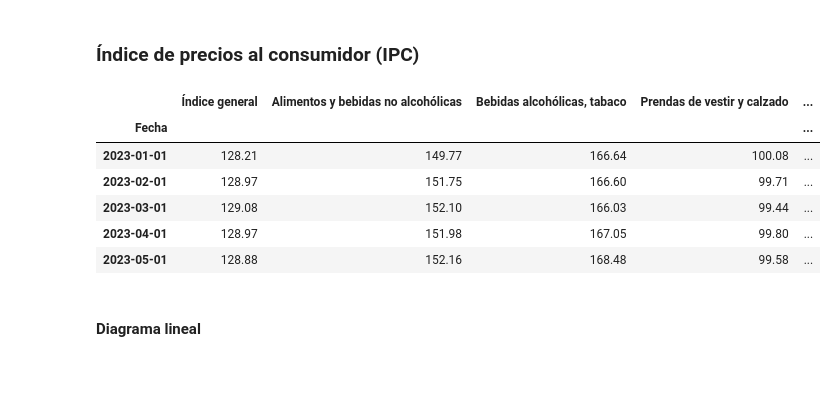
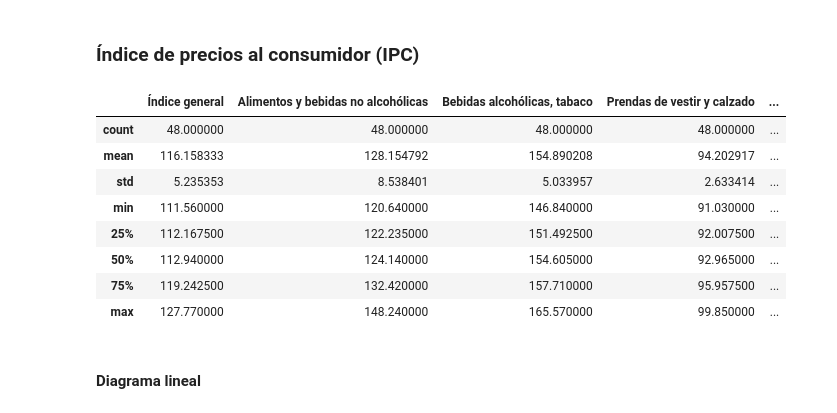
Before and after one commit to JosueRodriguezSams/CriptoSV---Samsung, a Jupyter notebook: Analisis_impacto_del_bitcoin.ipynb, the cells around one changed output. Cells and saved outputs as stored; diff of their text form; code cells hidden in the pictures; blank space fills up the shorter version.

```diff
--- a/Analisis_impacto_del_bitcoin.ipynb
+++ b/Analisis_impacto_del_bitcoin.ipynb
@@ -35,43 +36,45 @@ ipc_file_path = "Datos_bitcoin/IPC_SV/Índice_de_Precios_al_Consumidor_(IPC).csv
 
 df_ipc = pd.read_csv(ipc_file_path, encoding='ISO-8859-1', sep=",", skiprows=4)
 df_ipc = df_ipc.iloc[:-2]
 
-
 data = {}
-fechas = pd.date_range(start="2023-01-01", end="2024-10-01", freq="MS")
+fechas = pd.date_range(start="2019-01-01", end="2022-12-01", freq="MS")
 columnas = [
     "Índice general",
     "Alimentos y bebidas no alcohólicas",
     "Bebidas alcohólicas, tabaco",
     "Prendas de vestir y calzado",
     "Alojamiento, agua, electricidad, gas y otros combustibles"    ,
     "Muebles, artículos para el hogar y para la conservación ordinaria del hogar",
     "Salud",
     "Transporte",
     "Comunicaciones",
     "Recreación y cultura",
     "Educación",
     "Restaurantes y hoteles",
     "Bienes y servicios diversos"
 ]
 
 for i in range(0, len(df_ipc)):
-    data[i] = df_ipc.iloc[i, 1:].values
+    data[i] = df_ipc.iloc[i, 1:-1].values
 
 df_ipc = pd.DataFrame(data)
 df_ipc.columns = columnas
 df_ipc.index = fechas
 df_ipc.index.name = "Fecha"
 df_ipc = df_ipc.astype(float)
-df_ipc.head()
+#df_ipc.head()
+df_ipc.describe()
 # %% [output]
 |  | Índice general | Alimentos y bebidas no alcohólicas | Bebidas alcohólicas, tabaco | Prendas de vestir y calzado | ... |
-| Fecha |  |  |  |  | ... |
-| 2023-01-01 | 128.21 | 149.77 | 166.64 | 100.08 | ... |
-| 2023-02-01 | 128.97 | 151.75 | 166.60 | 99.71 | ... |
-| 2023-03-01 | 129.08 | 152.10 | 166.03 | 99.44 | ... |
-| 2023-04-01 | 128.97 | 151.98 | 167.05 | 99.80 | ... |
-| 2023-05-01 | 128.88 | 152.16 | 168.48 | 99.58 | ... |
+| count | 48.000000 | 48.000000 | 48.000000 | 48.000000 | ... |
+| mean | 116.158333 | 128.154792 | 154.890208 | 94.202917 | ... |
+| std | 5.235353 | 8.538401 | 5.033957 | 2.633414 | ... |
+| min | 111.560000 | 120.640000 | 146.840000 | 91.030000 | ... |
+| 25% | 112.167500 | 122.235000 | 151.492500 | 92.007500 | ... |
+| 50% | 112.940000 | 124.140000 | 154.605000 | 92.965000 | ... |
+| 75% | 119.242500 | 132.420000 | 157.710000 | 95.957500 | ... |
+| max | 127.770000 | 148.240000 | 165.570000 | 99.850000 | ... |
 # %% [markdown]
 #### Diagrama lineal
 # %%
```
Also changed, not shown: parts of 2 cells of this notebook, 1 other file.
